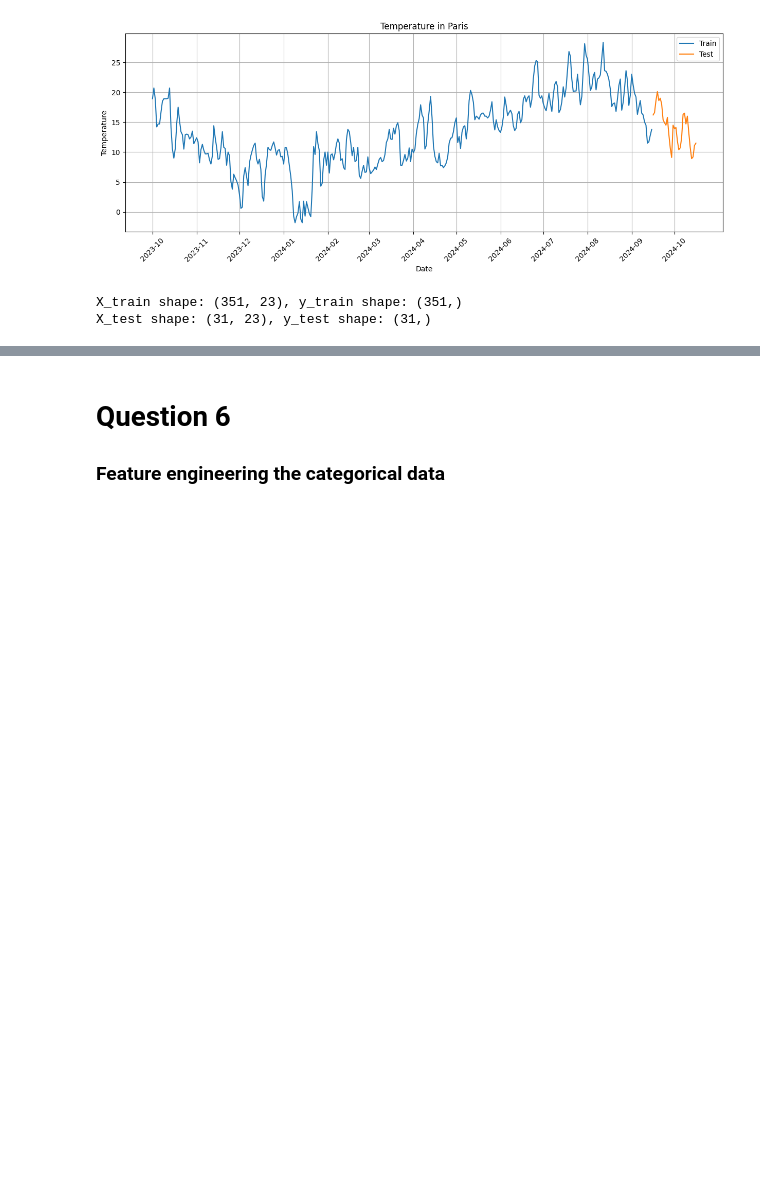
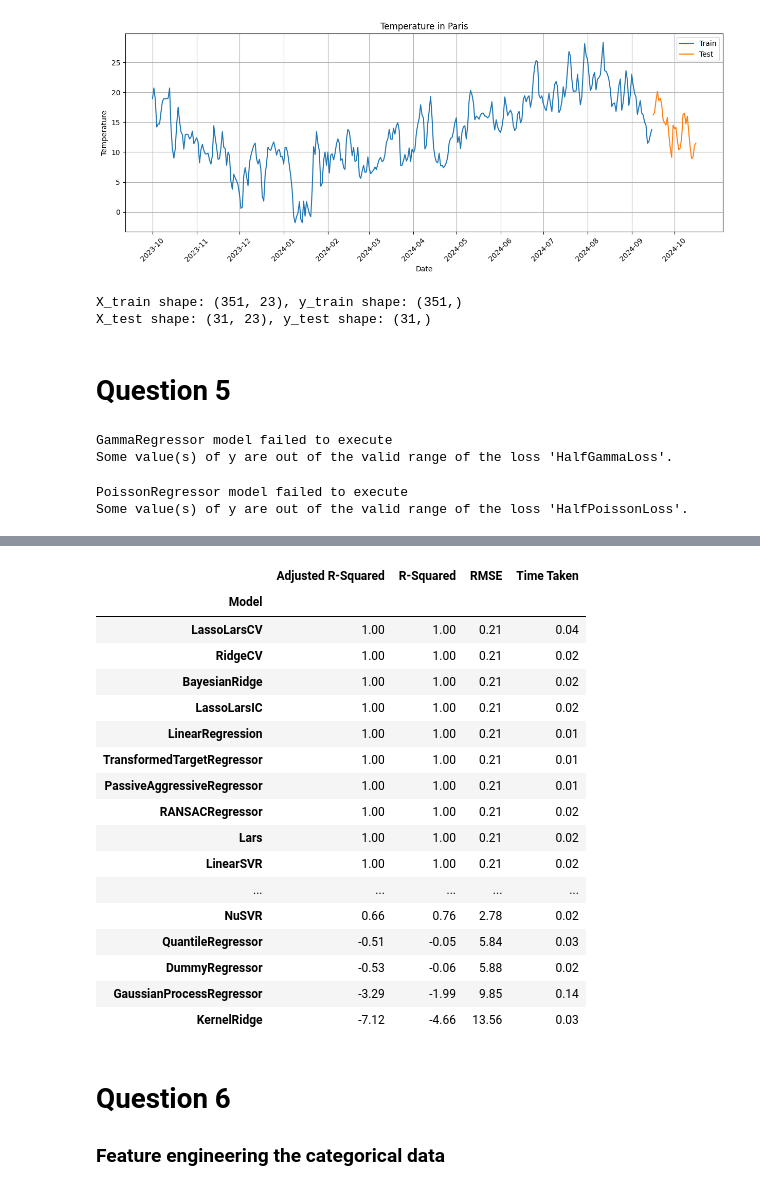
Before and after one commit to longle0702/lstm-predict-paris-temp, a Jupyter notebook: time_series_group_4_torch.ipynb, the cells around one changed output, grey strips where cells are left out. Drawn from its saved outputs; the diff is of its cells as text; code cells hidden in the pictures; blank space fills up the shorter version.

Commit message:
added question 5

```diff
--- a/time_series_group_4_torch.ipynb
+++ b/time_series_group_4_torch.ipynb
@@ -143,3 +145,21 @@ print(f"X_test shape: {X_test.shape}, y_test shape: {y_test.shape}")
 [figure]
 X_train shape: (351, 23), y_train shape: (351,)
 X_test shape: (31, 23), y_test shape: (31,)
+# %% [markdown]
+# Question 5
+# %%
+x = df_numerical.drop(['temp'], axis=1)
+y = df_numerical['temp']
+# %%
+X_train, X_test, y_train, y_test = train_test_split(x, y, test_size=0.2, random_state=42)
+# %%
+from lazypredict.Supervised import LazyRegressor
+reg = LazyRegressor(verbose=0, ignore_warnings=False, custom_metric=None)
+models, predictions = reg.fit(X_train, X_test, y_train, y_test)
+
+models
+# %% [output]
+GammaRegressor model failed to execute
+Some value(s) of y are out of the valid range of the loss 'HalfGammaLoss'.
+PoissonRegressor model failed to execute
+Some value(s) of y are out of the valid range of the loss 'HalfPoissonLoss'.
@@ -146,3 +183,21 @@ X_test shape: (31, 23), y_test shape: (31,)
+|  | Adjusted R-Squared | R-Squared | RMSE | Time Taken |
+| Model |  |  |  |  |
+| LassoLarsCV | 1.00 | 1.00 | 0.21 | 0.04 |
+| RidgeCV | 1.00 | 1.00 | 0.21 | 0.02 |
+| BayesianRidge | 1.00 | 1.00 | 0.21 | 0.02 |
+| LassoLarsIC | 1.00 | 1.00 | 0.21 | 0.02 |
+| LinearRegression | 1.00 | 1.00 | 0.21 | 0.01 |
+| TransformedTargetRegressor | 1.00 | 1.00 | 0.21 | 0.01 |
+| PassiveAggressiveRegressor | 1.00 | 1.00 | 0.21 | 0.01 |
+| RANSACRegressor | 1.00 | 1.00 | 0.21 | 0.02 |
+| Lars | 1.00 | 1.00 | 0.21 | 0.02 |
+| LinearSVR | 1.00 | 1.00 | 0.21 | 0.02 |
+| ... | ... | ... | ... | ... |
+| NuSVR | 0.66 | 0.76 | 2.78 | 0.02 |
+| QuantileRegressor | -0.51 | -0.05 | 5.84 | 0.03 |
+| DummyRegressor | -0.53 | -0.06 | 5.88 | 0.02 |
+| GaussianProcessRegressor | -3.29 | -1.99 | 9.85 | 0.14 |
+| KernelRidge | -7.12 | -4.66 | 13.56 | 0.03 |
 # %% [markdown]
 # Question 6
 ### Feature engineering the categorical data
```
Also changed, not shown: parts of 3 cells of this notebook.
